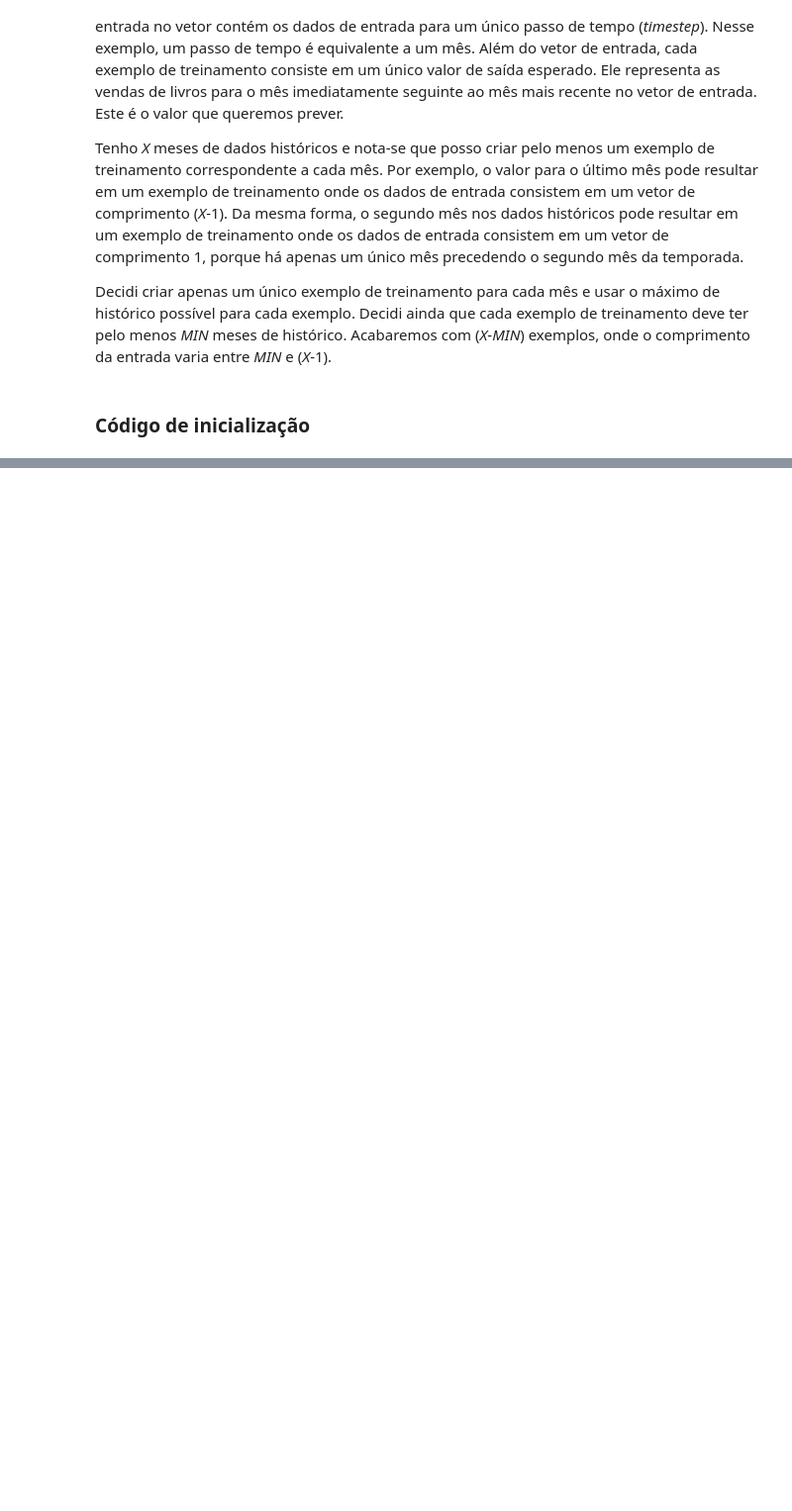
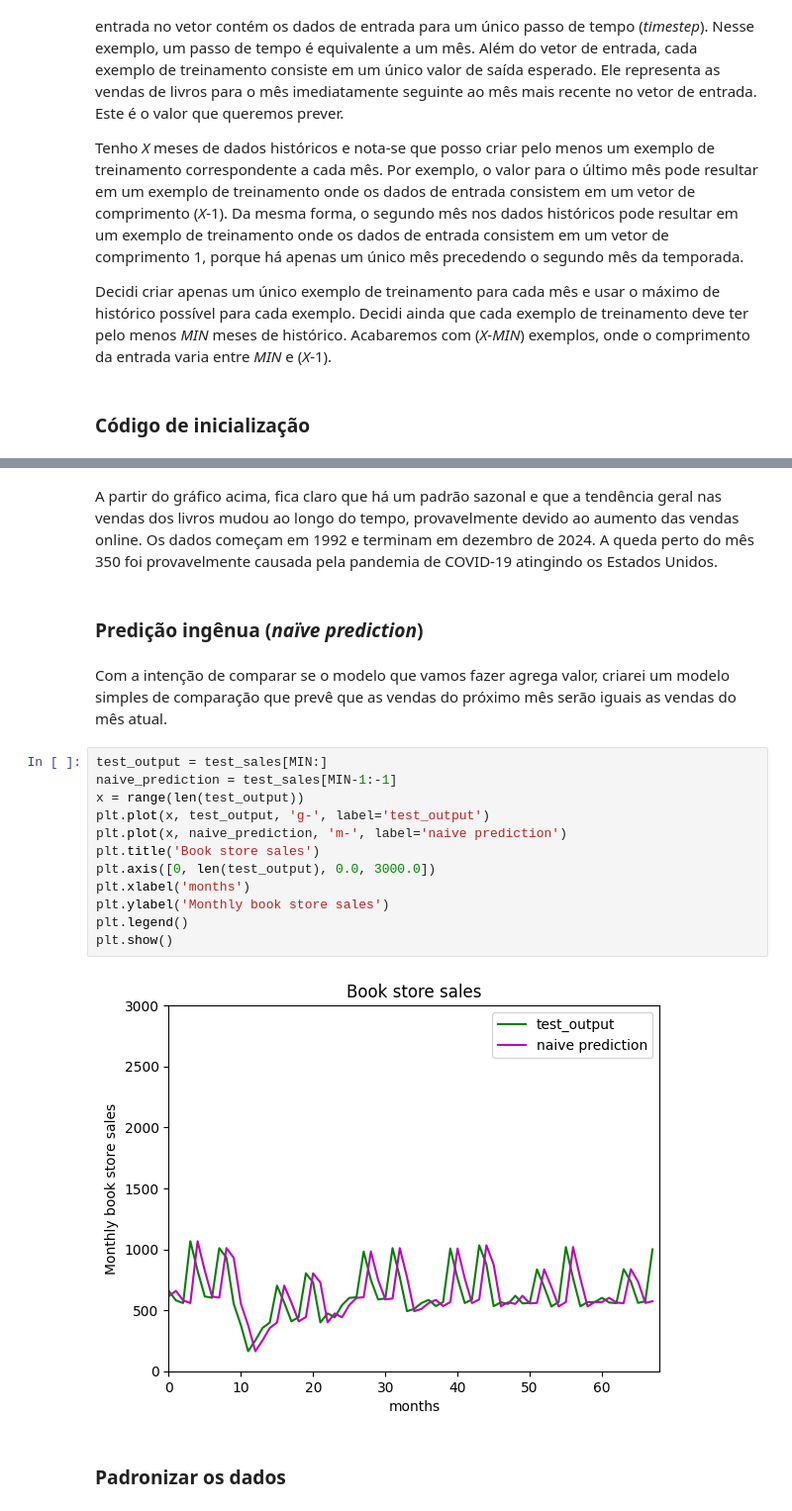
Before and after one commit to jaopredos/DeepLearning, a Jupyter notebook: Recurrent Neural Networks and LSTM/time-sequences.ipynb, the cells around one changed output, grey strips where cells are left out. Shown at 99% size. Drawn from its saved outputs; the diff is of its cells as text; blank space fills up the shorter version.

```diff
--- a/Recurrent Neural Networks and LSTM/time-sequences.ipynb
+++ b/Recurrent Neural Networks and LSTM/time-sequences.ipynb
@@ -120,0 +135,22 @@ test_sales = sales[split:]
+# %% [markdown]
+A partir do gráfico acima, fica claro que há um padrão sazonal e que a tendência geral nas vendas dos livros mudou ao longo do tempo, provavelmente devido ao aumento das vendas online. Os dados começam em 1992 e terminam em dezembro de 2024. A queda perto do mês 350 foi provavelmente causada pela pandemia de COVID-19 atingindo os Estados Unidos.
+# %% [markdown]
+### Predição ingênua (*naïve prediction*)
+# %% [markdown]
+Com a intenção de comparar se o modelo que vamos fazer agrega valor, criarei um modelo simples de comparação que prevê que as vendas do próximo mês serão iguais as vendas do mês atual.
+# %%
+test_output = test_sales[MIN:]
+naive_prediction = test_sales[MIN-1:-1]
+x = range(len(test_output))
+plt.plot(x, test_output, 'g-', label='test_output')
+plt.plot(x, naive_prediction, 'm-', label='naive prediction')
+plt.title('Book store sales')
+plt.axis([0, len(test_output), 0.0, 3000.0])
+plt.xlabel('months')
+plt.ylabel('Monthly book store sales')
+plt.legend()
+plt.show()
+# %% [output]
+[figure, added]
+# %% [markdown]
+### Padronizar os dados
```
Also changed, not shown: parts of 15 cells of this notebook.
